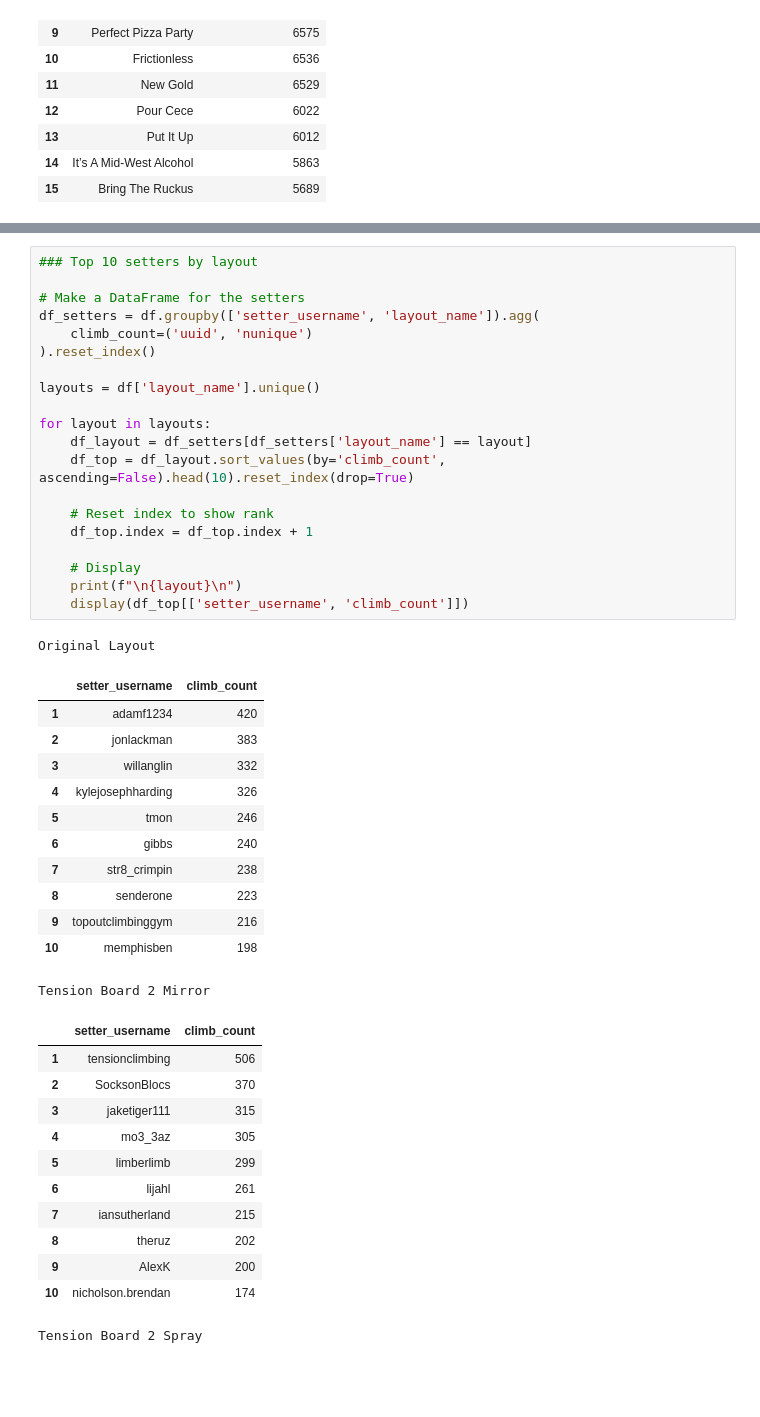
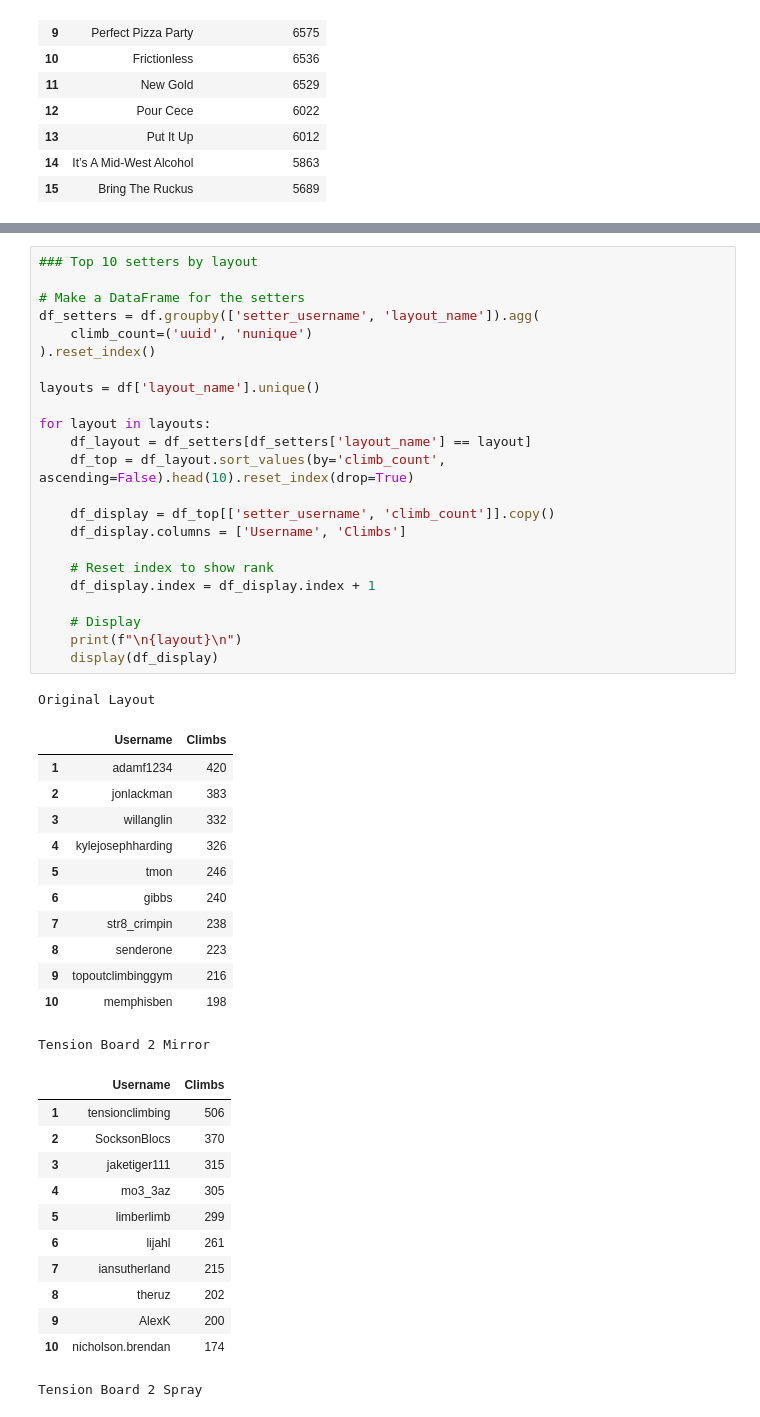
Before and after one commit to psark007/Tension-Board-2-Analysis, a Jupyter notebook: notebooks/01_data_overview_and_climbing_statistics.ipynb, the cells around one changed output, grey strips where cells are left out. Drawn from its saved outputs; the diff is of its cells as text; blank space fills up the shorter version.

```diff
--- a/notebooks/01_data_overview_and_climbing_statistics.ipynb
+++ b/notebooks/01_data_overview_and_climbing_statistics.ipynb
@@ -956,26 +973,29 @@ Next, we will make a simple table of the most prolific settersby board.
 # %%
 ### Top 10 setters by layout
 
 # Make a DataFrame for the setters
 df_setters = df.groupby(['setter_username', 'layout_name']).agg(
     climb_count=('uuid', 'nunique')
 ).reset_index()
 
 layouts = df['layout_name'].unique()
 
 for layout in layouts:
     df_layout = df_setters[df_setters['layout_name'] == layout]
     df_top = df_layout.sort_values(by='climb_count', ascending=False).head(10).reset_index(drop=True)
 
+    df_display = df_top[['setter_username', 'climb_count']].copy()
+    df_display.columns = ['Username', 'Climbs']
+
     # Reset index to show rank
-    df_top.index = df_top.index + 1
+    df_display.index = df_display.index + 1
 
     # Display
     print(f"\n{layout}\n")
-    display(df_top[['setter_username', 'climb_count']])
+    display(df_display)
 # %% [output]
 Original Layout
-|  | setter_username | climb_count |
+|  | Username | Climbs |
 | 1 | adamf1234 | 420 |
 | 2 | jonlackman | 383 |
 | 3 | willanglin | 332 |
@@ -987,7 +1007,7 @@ Original Layout
 | 9 | topoutclimbinggym | 216 |
 | 10 | memphisben | 198 |
 Tension Board 2 Mirror
-|  | setter_username | climb_count |
+|  | Username | Climbs |
 | 1 | tensionclimbing | 506 |
 | 2 | SocksonBlocs | 370 |
 | 3 | jaketiger111 | 315 |
```
Also changed, not shown: parts of 11 cells of this notebook, 1 other file.
